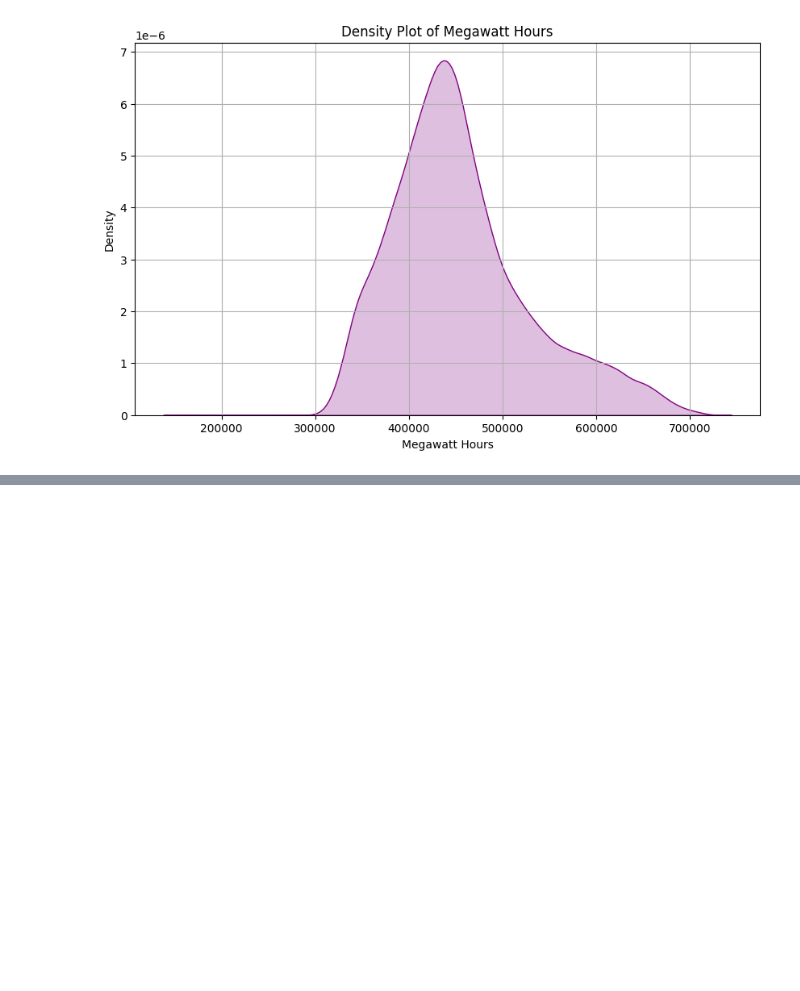
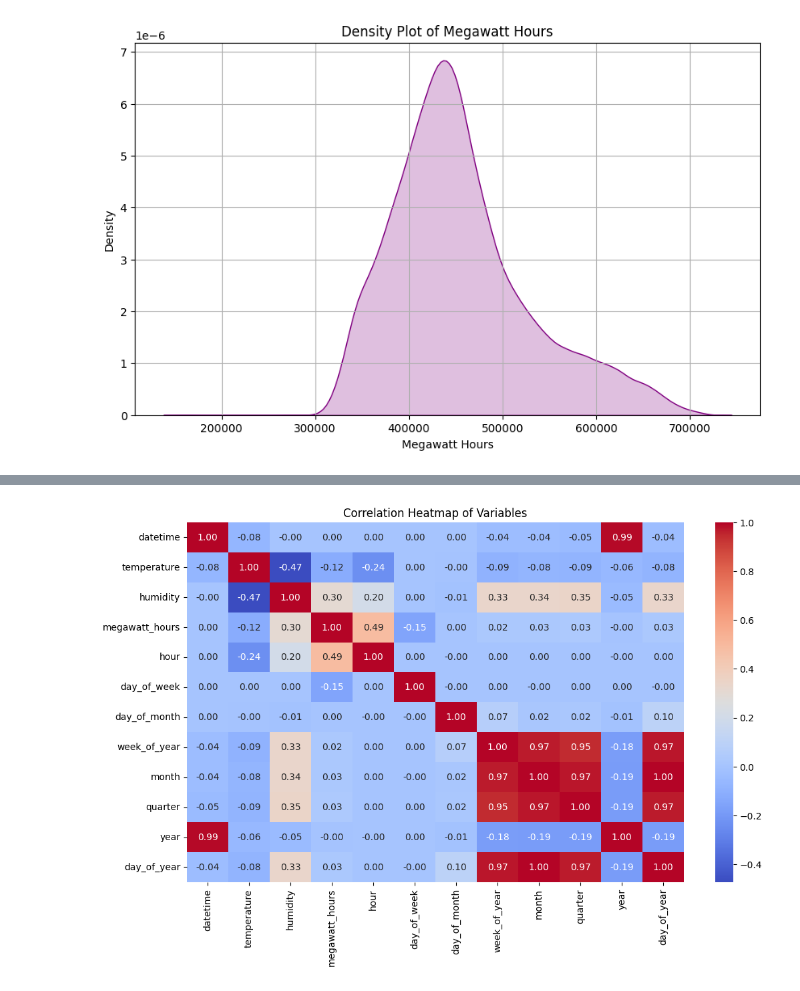
Before and after one commit to susantkumarsahoo/TimeSeriesForecasting_End_To_End, a Jupyter notebook: notebooks/05_note05.ipynb, the cells around one changed output, grey strips where cells are left out. Cells and saved outputs as stored; diff of their text form; code cells hidden in the pictures; blank space fills up the shorter version.

```diff
--- a/notebooks/05_note05.ipynb
+++ b/notebooks/05_note05.ipynb
@@ -239,0 +291,2 @@ plt.show()
+# %%
+f_df = df[['datetime', 'temperature', 'humidity', 'megawatt_hours', 'hour', 'day_of_week', 'day_of_month', 'week_of_year', 'month', 'quarter', 'year', 'day_of_year']]
@@ -239,0 +309,2 @@ plt.show()
+# %%
+correlation = f_df.corr()
@@ -239,0 +327,8 @@ plt.show()
+# %%
+# Create the heatmap
+plt.figure(figsize=(12, 7))
+sns.heatmap(correlation, annot=True, cmap='coolwarm', fmt=".2f")
+plt.title('Correlation Heatmap of Variables')
+plt.show()
+# %% [output]
+[figure, added]
```
Also changed, not shown: parts of 14 cells of this notebook.
